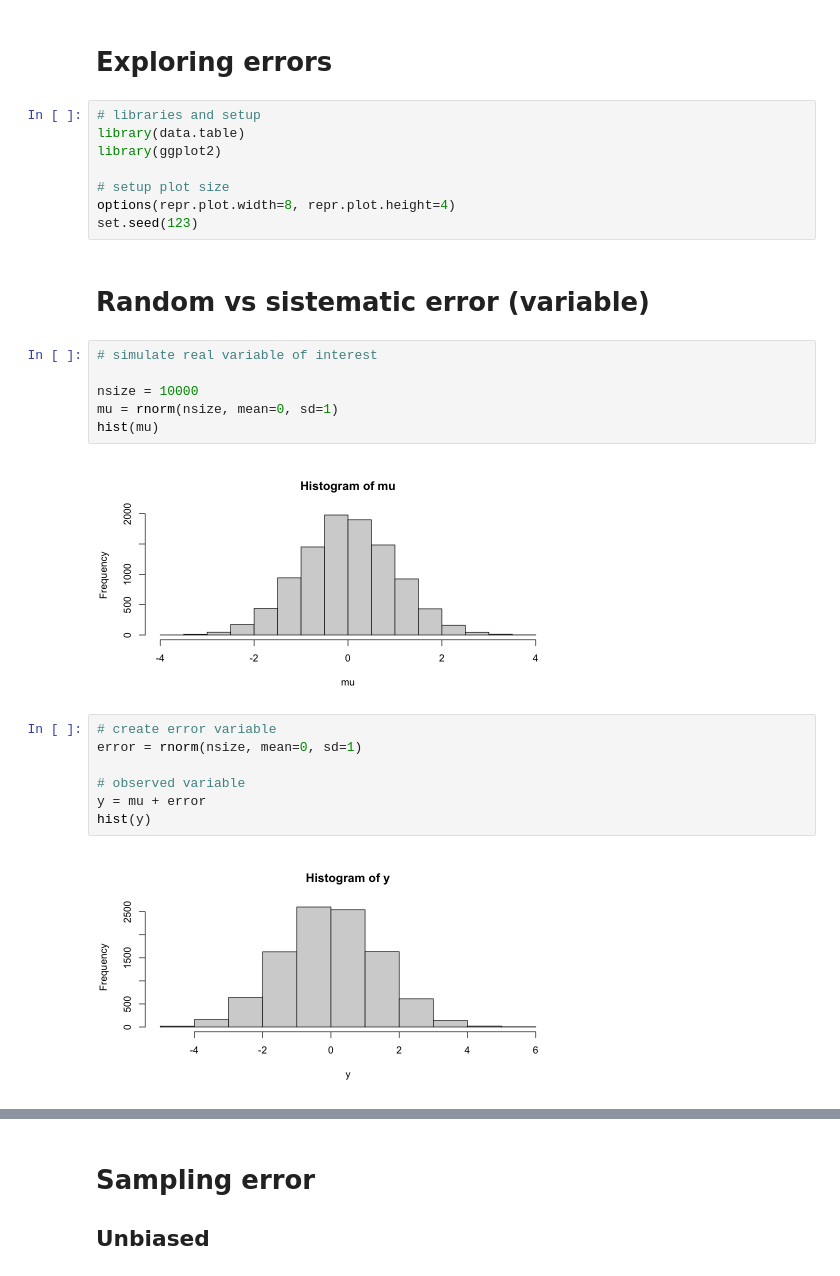
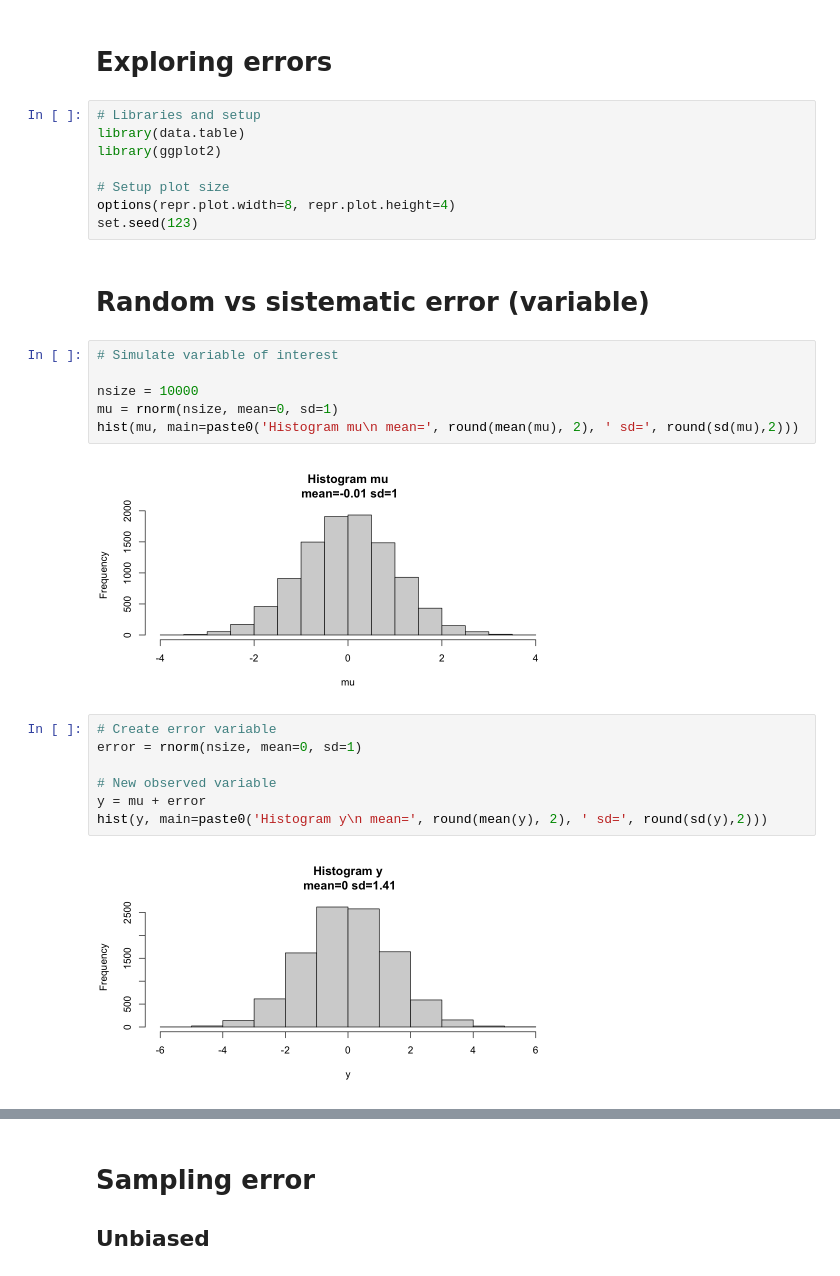
Before and after one commit to sdaza/survey-methods, a Jupyter notebook: code/2023-24/01-exploring-error.ipynb, the cells around one changed output, grey strips where cells are left out. Saved outputs shown, nothing was run; the diff lists cells and outputs as text.

```diff
--- a/code/2023-24/01-exploring-error.ipynb
+++ b/code/2023-24/01-exploring-error.ipynb
@@ -1,29 +1,29 @@
 # %% [markdown]
 # Exploring errors
 # %%
-# libraries and setup
+# Libraries and setup
 library(data.table)
 library(ggplot2)
 
-# setup plot size
+# Setup plot size
 options(repr.plot.width=8, repr.plot.height=4)
 set.seed(123)
 # %% [markdown]
 # Random vs sistematic error (variable)
 # %%
-# simulate real variable of interest
+# Simulate variable of interest
 
 nsize = 10000
 mu = rnorm(nsize, mean=0, sd=1)
-hist(mu)
+hist(mu, main=paste0('Histogram mu\n mean=', round(mean(mu), 2), ' sd=', round(sd(mu),2)))
 # %% [output]
-[figure, old version]
+[figure, new version]
 # %%
-# create error variable
+# Create error variable
 error = rnorm(nsize, mean=0, sd=1)
 
-# observed variable
+# New observed variable
 y = mu + error
-hist(y)
+hist(y, main=paste0('Histogram y\n mean=', round(mean(y), 2), ' sd=', round(sd(y),2)))
 # %% [output]
-[figure, old version]
+[figure, new version]
```
Also changed, not shown: parts of 9 cells of this notebook, 1 other file.
